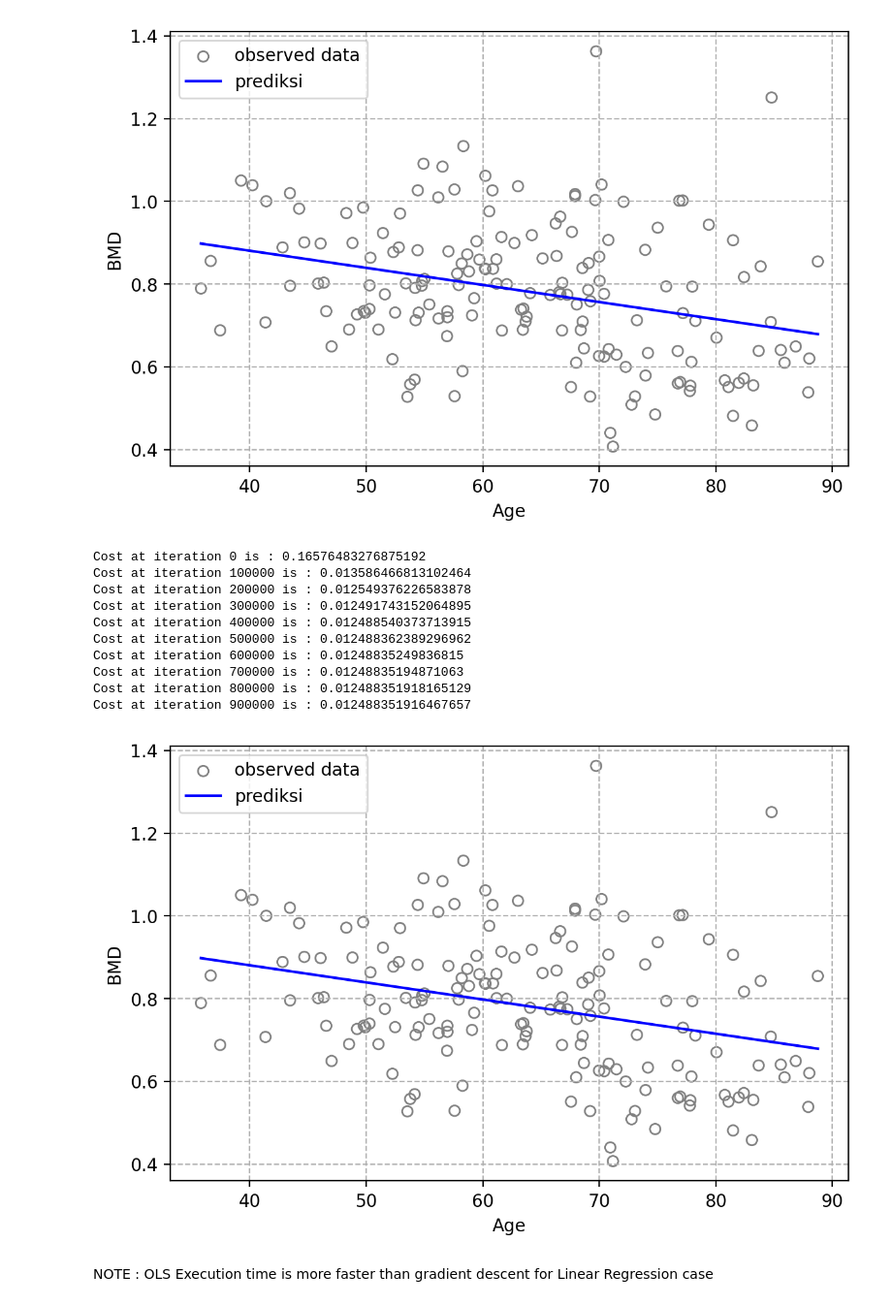
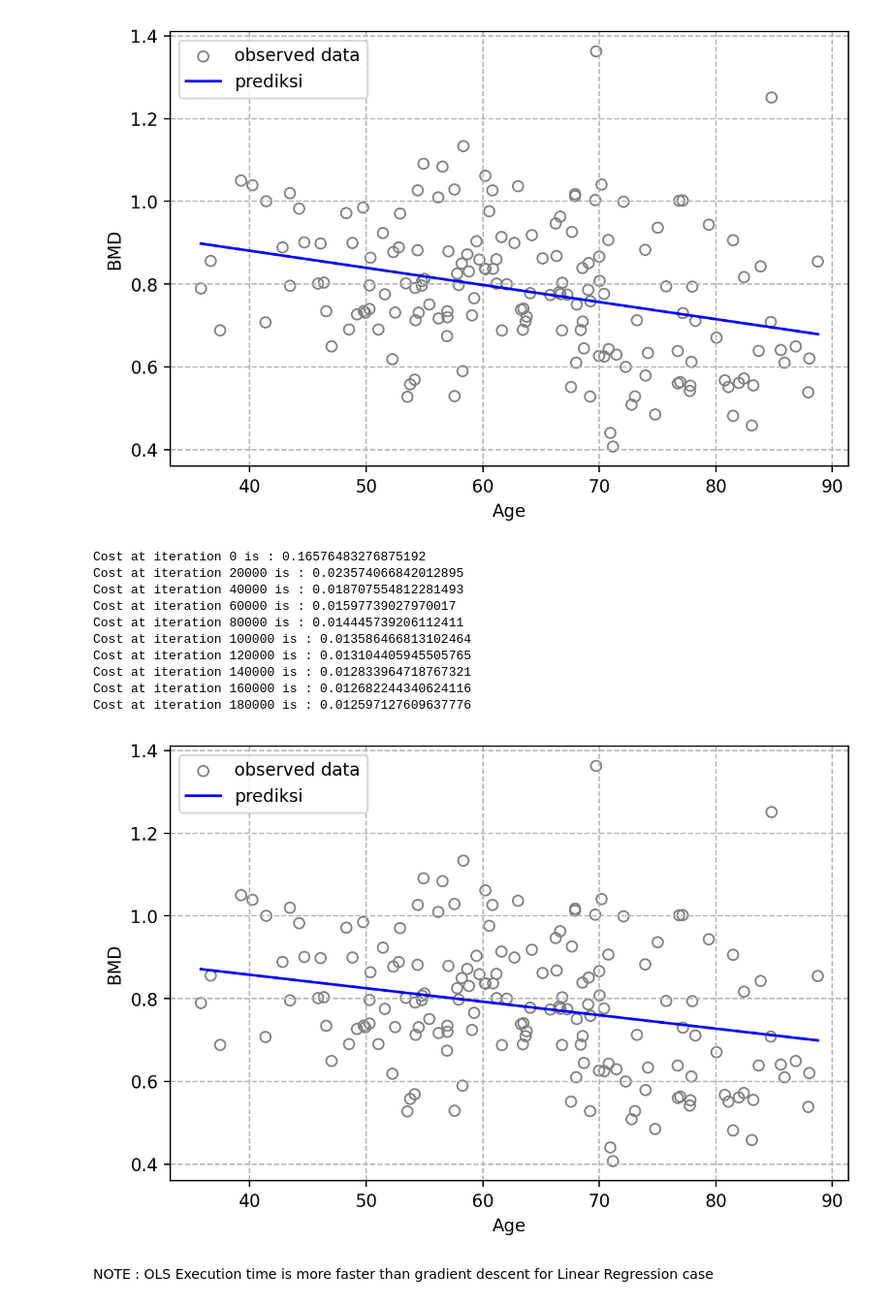
Before and after one commit to StefanusYudi22/Machie_Learning_From_Scratch, a Jupyter notebook: source_code/notebook/02-Linear-Model.ipynb, the cells around one changed output. Shown at 97% size. Cells and saved outputs as stored; diff of their text form; code cells hidden in the pictures.

```diff
--- a/source_code/notebook/02-Linear-Model.ipynb
+++ b/source_code/notebook/02-Linear-Model.ipynb
@@ -89,42 +89,42 @@ plt.show()
 # %%
 # Calculate using gradient descent equation
 # Prepare data
 df = pd.read_csv('../../data/raw/bmd.csv')
 X_train = df[['age']]
 y_train = df['bmd']
 X_test = X_train.copy() + 1e-6
 
 # Create prediction
-reg = LinearRegression(optimizer="gradient-descent", learning_rate=4e-4, num_iters=1000000)
+reg = LinearRegression(optimizer="gradient-descent", learning_rate=4e-4, num_iters=200000)
 reg.fit(X_train, y_train)
 y_pred = reg.predict(X_test)
 
 # Plot
 fig, ax = plt.subplots(nrows=1, ncols=1, constrained_layout=True, dpi=200)
 
 ax.scatter(X_train, y_train, c="none", edgecolors='grey', label="observed data")
 idx_sort = np.argsort(X_test['age']).to_list()
 X_test_sorted = X_test.loc[idx_sort]
 y_pred_sorted = y_pred[idx_sort]
 ax.plot(X_test_sorted['age'], y_pred_sorted, c='b', label="prediksi")
 
 ax.legend()
 ax.grid(linestyle="--")
 ax.set_xlabel("Age")
 ax.set_ylabel("BMD")
 plt.show()
 # %% [output]
 Cost at iteration 0 is : 0.16576483276875192
+Cost at iteration 20000 is : 0.023574066842012895
+Cost at iteration 40000 is : 0.018707554812281493
+Cost at iteration 60000 is : 0.01597739027970017
+Cost at iteration 80000 is : 0.014445739206112411
 Cost at iteration 100000 is : 0.013586466813102464
-Cost at iteration 200000 is : 0.012549376226583878
-Cost at iteration 300000 is : 0.012491743152064895
-Cost at iteration 400000 is : 0.012488540373713915
-Cost at iteration 500000 is : 0.012488362389296962
-Cost at iteration 600000 is : 0.01248835249836815
-Cost at iteration 700000 is : 0.01248835194871063
-Cost at iteration 800000 is : 0.012488351918165129
-Cost at iteration 900000 is : 0.012488351916467657
+Cost at iteration 120000 is : 0.013104405945505765
+Cost at iteration 140000 is : 0.012833964718767321
+Cost at iteration 160000 is : 0.012682244340624116
+Cost at iteration 180000 is : 0.012597127609637776
-[figure, old version]
+[figure, new version]
 # %% [markdown]
 NOTE : OLS Execution time is more faster than gradient descent for Linear Regression case
 # %% [markdown]
```
Also changed, not shown: parts of 9 cells of this notebook, 12 other files.
